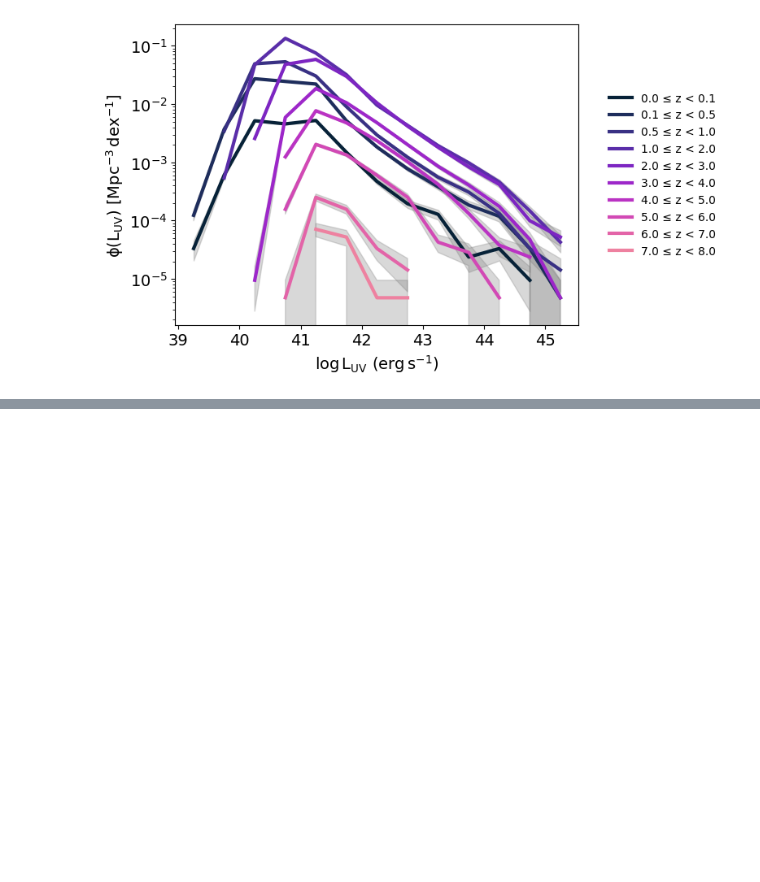
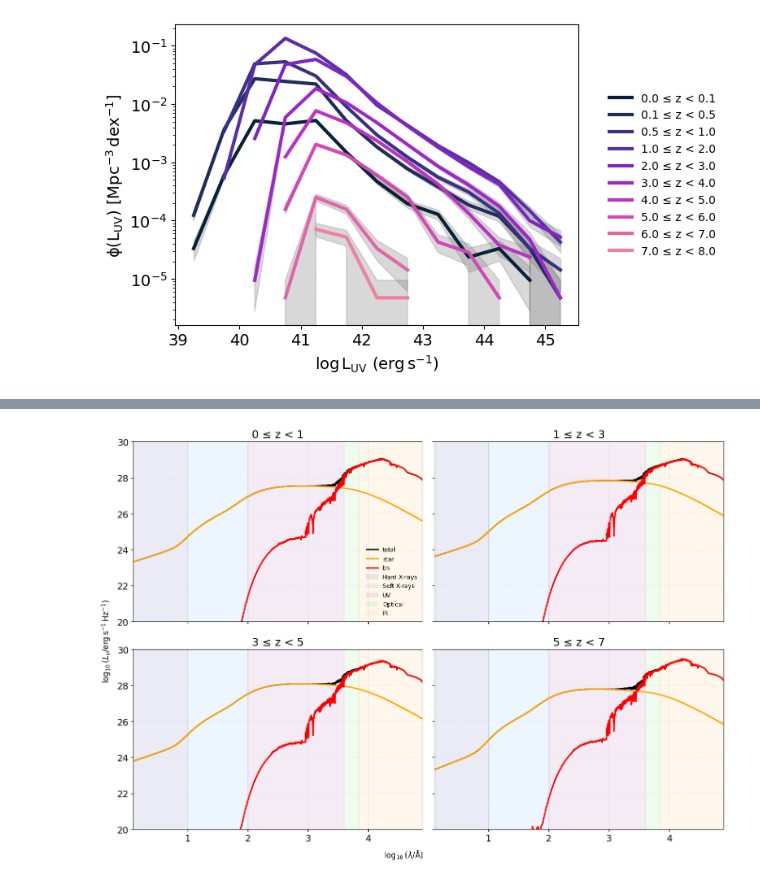
Before and after one commit to sophie-newman/cca-predoc, a Jupyter notebook: compare_lfs.ipynb, the cells around one changed output, grey strips where cells are left out. Drawn from its saved outputs; the diff is of its cells as text; code cells hidden in the pictures; blank space fills up the shorter version.

```diff
--- a/compare_lfs.ipynb
+++ b/compare_lfs.ipynb
@@ -143,6 +156,6 @@ def plot_lf(bin_centers, phi, sigma_phi, plot_label, line_color):
 subvol = "0_0_0"
 ranks = range(0, 4) # or whatever ranks exist
 
-total_spectra, star_spectra, bh_spectra, redshift = load_pipeline_data(subvol, ranks)
+total_spectra, star_spectra, bh_spectra, redshift, pipeline_indices, sfr, stellar_mass = load_pipeline_data(subvol, ranks)
 # %% [output]
 ✅ Loaded 165084 galaxies across 4 ranks for subvol 0_0_0.
@@ -153,12 +174,10 @@ plt.xlabel('Redshift')
 plt.ylabel('Number of Galaxies in 0_0_0')
 plt.show()
 
-# Then sample total_spectra for different redshift bins
-
 def sample_spectra_by_redshift(spectra, redshifts, z_min, z_max):
 
-    mask = (redshift >= z_min) & (redshift < z_max)
-    selected_spectra = total_spectra[mask]
+    mask = (redshifts >= z_min) & (redshifts < z_max)
+    selected_spectra = spectra[mask]
     selected_redshifts = redshifts[mask]
     print(f"Selected {selected_spectra.shape[0]} galaxies with {z_min:.2f} ≤ z < {z_max:.2f}.")
 
@@ -259 +277,76 @@ plt.legend()
 [figure]
+# %%
+
+
+# Example redshift bins
+redshift_bins = [0, 1, 3, 5, 7]
+
+# Get colors for each redshift bin
+colors = cmr.bubblegum(np.linspace(0, 1, len(redshift_bins)-1))
+
+# Wavelength array
+lams = np.logspace(0.1, 6, 10000)
+
+# Create 2x4 grid of subplots
+fig, axes = plt.subplots(2, 2, figsize=(14, 10), sharex=True, sharey=True)
+axes = axes.flatten()  # flatten to make indexing easier
+
+# Define wavelength region boundaries (Å)
+regions = {
+    "Hard X-rays": (0.1, 10),        # 0.1–10 Å
+    "Soft X-rays": (10, 100),        # 10–100 Å
+    "UV": (100, 4000),               # 100–4000 Å
+    "Optical": (4000, 7000),         # 4000–7000 Å
+    "IR": (7000, 1e7),               # 7000–10^7 Å
+}
+
+region_colors = {
+    "Hard X-rays": "navy",
+    "Soft X-rays": "dodgerblue",
+    "UV": "purple",
+    "Optical": "limegreen",
+    "IR": "orange",
+}
+
+for i in range(len(redshift_bins)-1):
+    z_min, z_max = redshift_bins[i], redshift_bins[i + 1]
+
+    spectra_bin_total = sample_spectra_by_redshift(total_spectra, redshift, z_min, z_max)
+    spectra_bin_star = sample_spectra_by_redshift(star_spectra, redshift, z_min, z_max)
+    spectra_bin_bh = sample_spectra_by_redshift(bh_spectra, redshift, z_min, z_max)
+
+    lnu_total_avg = spectra_bin_total.mean(axis=0)
+    lnu_star_avg = spectra_bin_star.mean(axis=0)
+    lnu_bh_avg = spectra_bin_bh.mean(axis=0)
+
+    ax = axes[i]
+
+    # Plot spectra
+    ax.plot(np.log10(lams), np.log10(lnu_total_avg), lw=2, label='total', color='black')
+    ax.plot(np.log10(lams), np.log10(lnu_star_avg), lw=2, label='star', color='orange')
+    ax.plot(np.log10(lams), np.log10(lnu_bh_avg), lw=2, label='bh', color='red')
+
+    # --- Add shaded wavelength regions ---
+    for label, (lam_min, lam_max) in regions.items():
+        ax.axvspan(np.log10(lam_min), np.log10(lam_max),
+                   color=region_colors[label], alpha=0.08, label=label if i == 0 else None)
+        # Optional: label along top
+        #mid = (np.log10(lam_min) + np.log10(lam_max)) / 2
+        #ax.text(mid, 29.9, label, ha='center', va='top', fontsize=9, color=region_colors[label], alpha=0.9)
+
+    ax.grid(True, which='both', linestyle='--', linewidth=0.5, alpha=0.3)
+    ax.set_title(f"{z_min} ≤ z < {z_max}")
+
+# Shared labels
+fig.text(0.5, 0.04, r"$\log_{10}(\lambda / \mathrm{Å})$", ha='center', fontsize=12)
+fig.text(0.04, 0.5, r"$\log_{10}(L_\nu / \mathrm{erg\,s^{-1}\,Hz^{-1}})$", va='center', rotation='vertical', fontsize=12)
+
+plt.ylim(bottom=20, top=30)
+plt.xlim(0.1, 4.9)
+plt.tight_layout(rect=[0.05, 0.05, 1, 0.97])
+
+# Put legend in the first axis only
+axes[0].legend(fontsize=9, loc='lower right', frameon=False)
+
+plt.show()
+# %% [output]
@@ -259,0 +365 @@ plt.legend()
+[figure, added]
```
Also changed, not shown: parts of 8 cells of this notebook, 4 other files.
